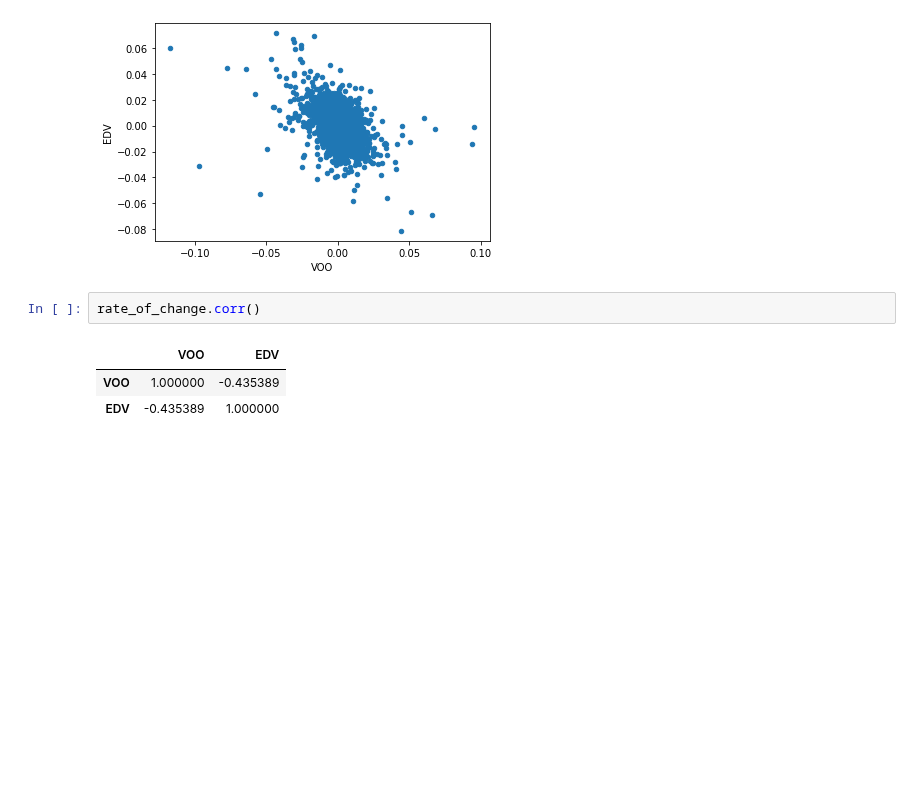
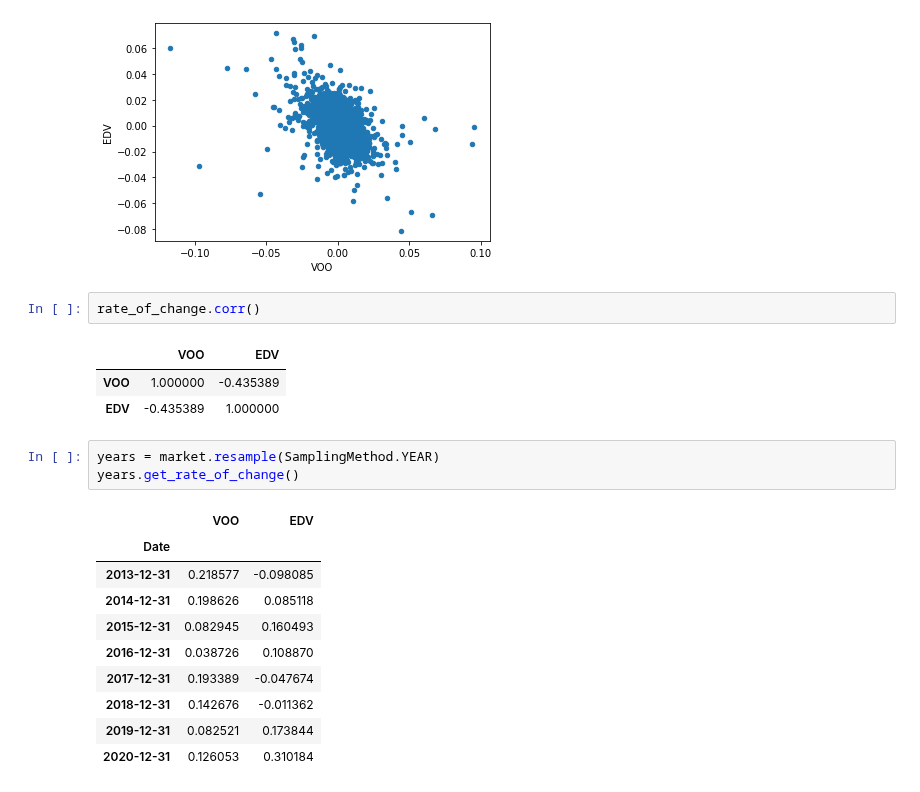
Before and after one commit to sonesuke/mypo, a Jupyter notebook: docs/tutorial/explore_market_data.ipynb, the cells around one changed output. Drawn from its saved outputs; the diff is of its cells as text; blank space fills up the shorter version.

```diff
--- a/docs/tutorial/explore_market_data.ipynb
+++ b/docs/tutorial/explore_market_data.ipynb
@@ -83,3 +62,17 @@ rate_of_change.corr()
 |  | VOO | EDV |
 | VOO | 1.000000 | -0.435389 |
 | EDV | -0.435389 | 1.000000 |
+# %%
+years = market.resample(SamplingMethod.YEAR)
+years.get_rate_of_change()
+# %% [output]
+|  | VOO | EDV |
+| Date |  |  |
+| 2013-12-31 | 0.218577 | -0.098085 |
+| 2014-12-31 | 0.198626 | 0.085118 |
+| 2015-12-31 | 0.082945 | 0.160493 |
+| 2016-12-31 | 0.038726 | 0.108870 |
+| 2017-12-31 | 0.193389 | -0.047674 |
+| 2018-12-31 | 0.142676 | -0.011362 |
+| 2019-12-31 | 0.082521 | 0.173844 |
+| 2020-12-31 | 0.126053 | 0.310184 |
```
Also changed, not shown: parts of 4 cells of this notebook, 7 other files.
